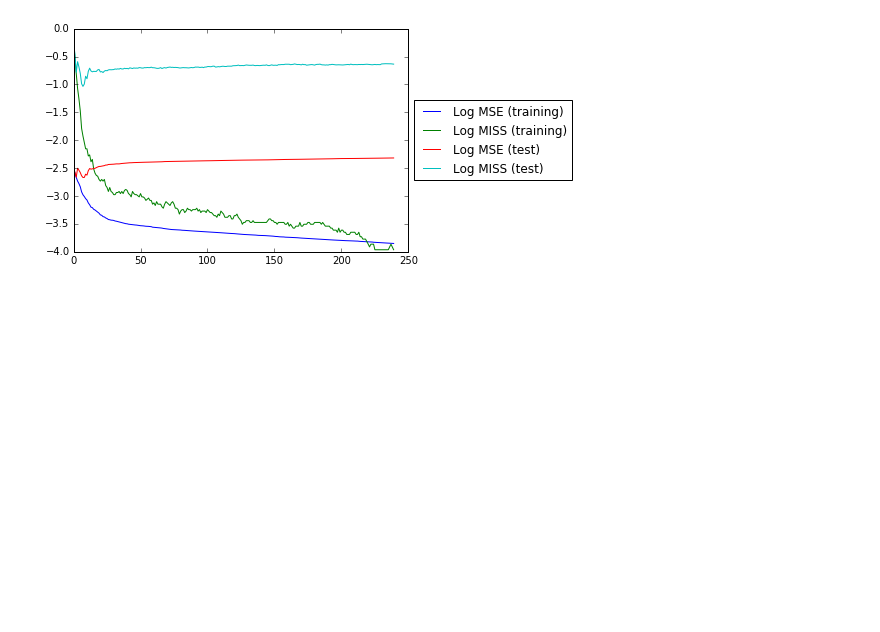
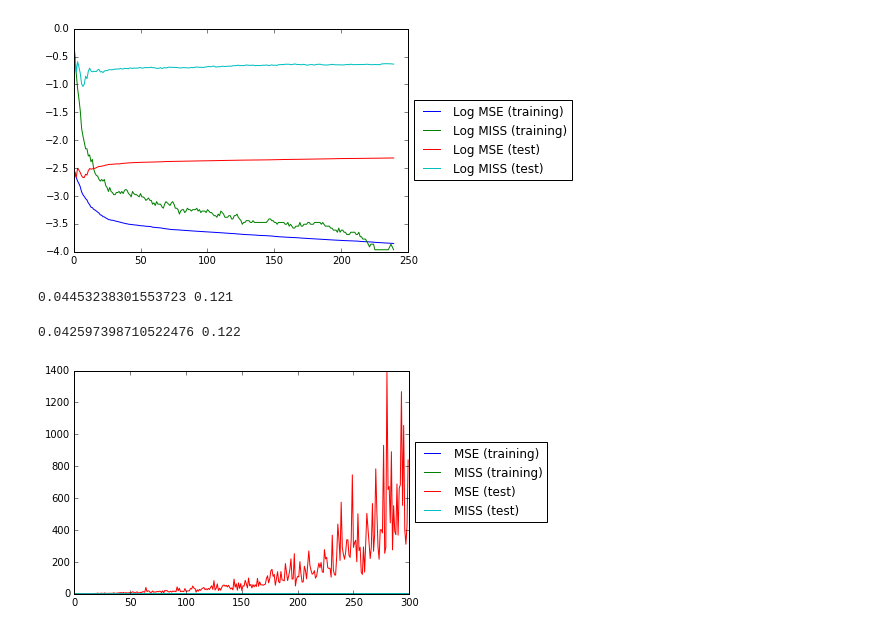
Before and after one commit to slchangtw/machine_learning_Jacobs, a Jupyter notebook: Classifier.ipynb, the cells around one changed output. Drawn from its saved outputs; the diff is of its cells as text; code cells hidden in the pictures; blank space fills up the shorter version.

```diff
--- a/Classifier.ipynb
+++ b/Classifier.ipynb
@@ -144,0 +208,8 @@ plt.show()
+# %%
+lr = LinearRegression()
+lr.fit(X_train_new, y_matrix)
+lr.predict(X_train_new)
+lr.compute_error(y_vector, y_matrix)
+print(lr.MSE, lr.MISS)
+# %% [output]
+0.04453238301553723 0.121
@@ -144,0 +220,47 @@ plt.show()
+# %%
+lr = LinearRegression()
+lr.fit(X_test_new, y_matrix)
+lr.predict(X_test_new)
+lr.compute_error(y_vector, y_matrix)
+print(lr.MSE, lr.MISS)
+# %% [output]
+0.042597398710522476 0.122
+# %%
+# set maximum number of features and create empty vectors
+k_max = 300
+train_MSE = np.zeros(k_max)
+train_MISS = np.zeros(k_max)
+test_MSE = np.zeros(k_max)
+test_MISS = np.zeros(k_max)
+# %%
+# training models using different numbers of codebooks
+for i in range(k_max):
+    KMeans_mod = KMeans(n_clusters=i+1)
+    KMeans_mod.fit(X_train)
+    X_train_new = np.column_stack((np.ones(X_train.shape[0]), KMeans_mod.encoded_X))
+
+    KMeans_mod.fit(X_test)
+    X_test_new = np.column_stack((np.ones(X_test.shape[0]), KMeans_mod.encoded_X))
+
+    lr = LinearRegression()
+    lr.fit(X_train_new, y_matrix)
+    lr.predict(X_train_new)
+    lr.compute_error(y_vector, y_matrix)
+    train_MSE[i] = lr.MSE
+    train_MISS[i] = lr.MISS
+
+    lr.predict(X_test_new)
+    lr.compute_error(y_vector, y_matrix)
+    test_MSE[i] = lr.MSE
+    test_MISS[i] = lr.MISS
+# %%
+# plot MSE and MISS
+plt.plot(train_MSE)
+plt.plot(train_MISS)
+plt.plot(test_MSE)
+plt.plot(test_MISS)
+
+plt.legend(['MSE (training)', 'MISS (training)', 'MSE (test)', 'MISS (test)'], loc='center left', bbox_to_anchor=(1, 0.5))
+plt.show()
+# %% [output]
+[figure, added]
```
Also changed, not shown: parts of 7 cells of this notebook, 2 other files.
